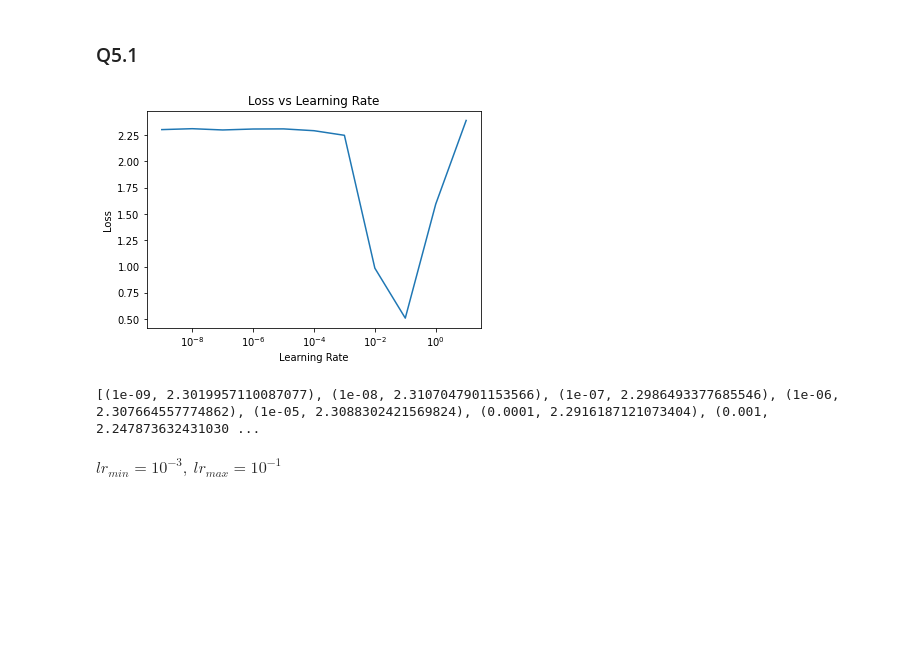
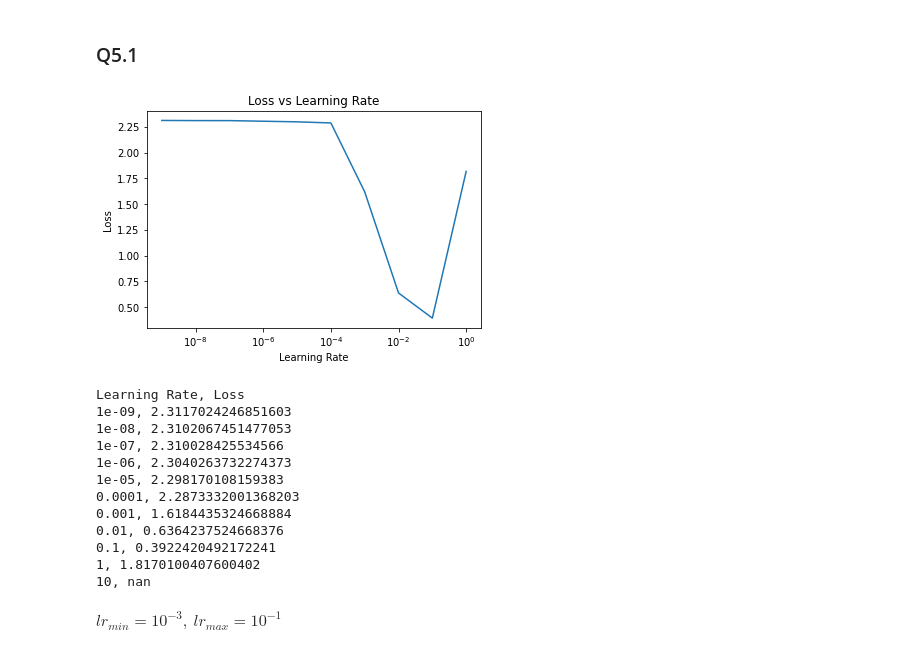
Before and after one commit to codexceed/MS-CS, a Jupyter notebook: Courses/IDLS/hw2/Homework 2.ipynb, the cells around one changed output. Saved outputs shown, nothing was run; the diff lists cells and outputs as text; code cells hidden in the pictures; blank space fills up the shorter version.

```diff
--- a/Courses/IDLS/hw2/Homework 2.ipynb
+++ b/Courses/IDLS/hw2/Homework 2.ipynb
@@ -563,0 +815,11 @@ fig.show()
+# %%
+model_all = LeNet5(num_classes, input_tfs = [nn.BatchNorm2d(6), nn.Dropout(p=0.2)], hidden_tfs = [nn.BatchNorm2d(16), nn.Dropout(p=0.5)]).to(device)
+
+#Setting the loss function
+cost = nn.CrossEntropyLoss()
+
+#Setting the optimizer with the model parameters and learning rate
+optimizer = torch.optim.Adam(model_all.parameters(), lr=learning_rate)
+
+#this is defined to print how many steps are remaining when training
+total_step = len(train_loader)
@@ -850,6 +1180,7 @@ The overall conclusion is that while deeper network converge much better than sh
 ## Problem 5: Learning Rate, Batch Size, Fashion MNIST
 # %%
 # Load Data
+device = torch.device('cuda' if torch.cuda.is_available() else 'cpu')
 train_set = torchvision.datasets.FashionMNIST(
     root = './data/FashionMNIST',
     train = True,
@@ -902,7 +1233,9 @@ class Classifier(nn.Module):
 # %% [markdown]
 ### Q5.1
 # %%
-def train_fmnist_lrs(epochs):
+lr_candidates = [10**i for i in range(-9, 2)]
+
+def train_fmnist_lrs(epochs, lr_candidates):
     losses = []
 
     for lr in lr_candidates:
@@ -937,17 +1270,32 @@ def train_fmnist_lrs(epochs):
 
     return losses
 # %%
-losses = train_fmnist_lrs(5)
+losses = train_fmnist_lrs(5, lr_candidates)
 # %%
 plt.plot(lr_candidates, losses)
 plt.title("Loss vs Learning Rate")
 plt.xscale("log")
 plt.xlabel("Learning Rate")
 plt.ylabel("Loss")
 plt.show()
+
+print(f"Learning Rate, Loss")
+for lr, loss in zip(lr_candidates, losses):
+    print(f"{lr}, {loss}")
 # %% [output]
-[figure, old version]
+[figure, new version]
-[(1e-09, 2.3019957110087077), (1e-08, 2.3107047901153566), (1e-07, 2.2986493377685546), (1e-06, 2.307664557774862), (1e-05, 2.3088302421569824), (0.0001, 2.2916187121073404), (0.001, 2.247873632431030 ...
+Learning Rate, Loss
+1e-09, 2.3117024246851603
+1e-08, 2.3102067451477053
+1e-07, 2.310028425534566
+1e-06, 2.3040263732274373
+1e-05, 2.298170108159383
+0.0001, 2.2873332001368203
+0.001, 1.6184435324668884
+0.01, 0.6364237524668376
+0.1, 0.3922420492172241
+1, 1.8170100407600402
+10, nan
 # %% [markdown]
 $lr_{min} = 10^{-3},\ lr_{max}=10^{-1}$
 # %% [markdown]
```
Also changed, not shown: parts of 68 cells of this notebook.
